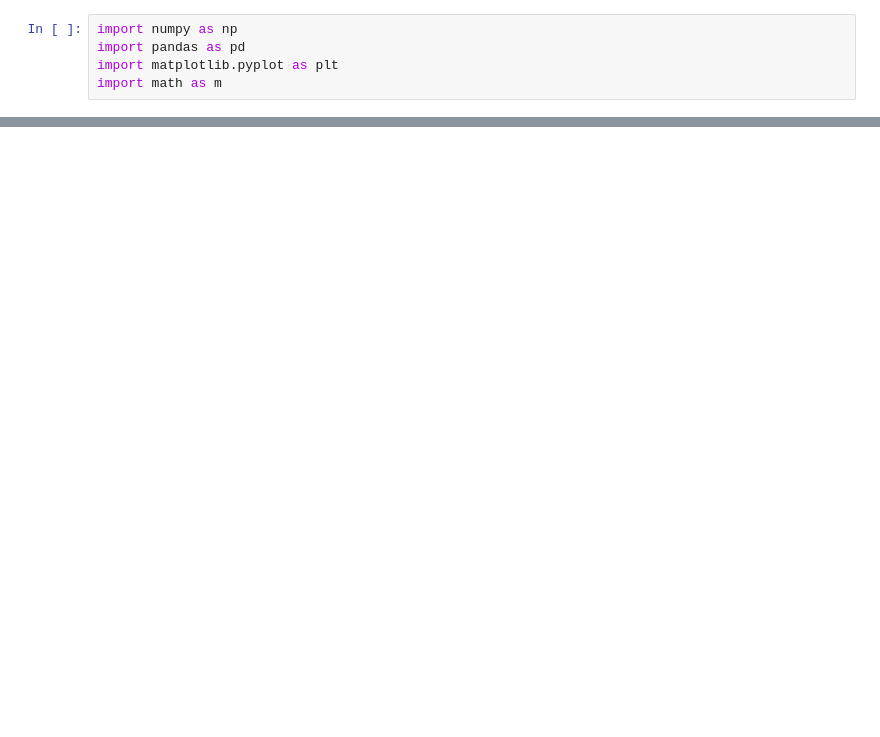
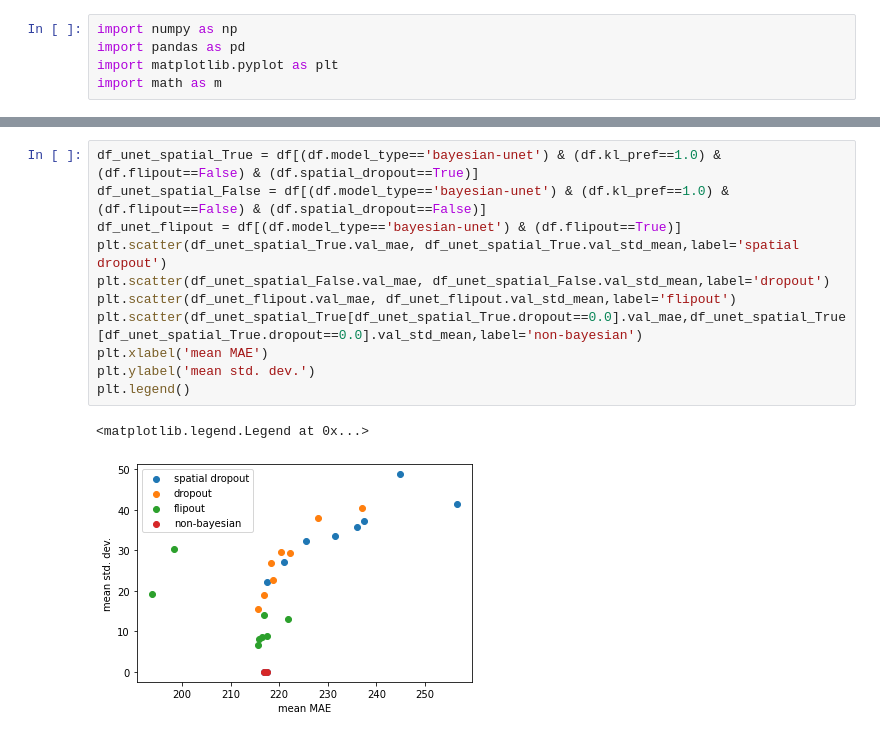
Before and after one commit to mueller-mp/airfoils_bnn, a Jupyter notebook: code/Auswertung.ipynb, the cells around one changed output, grey strips where cells are left out. Drawn from its saved outputs; the diff is of its cells as text; blank space fills up the shorter version.

```diff
--- a/code/Auswertung.ipynb
+++ b/code/Auswertung.ipynb
@@ -51,3 +55,17 @@ df_unet
+# %%
+df_unet_spatial_True = df[(df.model_type=='bayesian-unet') & (df.kl_pref==1.0) & (df.flipout==False) & (df.spatial_dropout==True)]
+df_unet_spatial_False = df[(df.model_type=='bayesian-unet') & (df.kl_pref==1.0) & (df.flipout==False) & (df.spatial_dropout==False)]
+df_unet_flipout = df[(df.model_type=='bayesian-unet') & (df.flipout==True)]
+plt.scatter(df_unet_spatial_True.val_mae, df_unet_spatial_True.val_std_mean,label='spatial dropout')
+plt.scatter(df_unet_spatial_False.val_mae, df_unet_spatial_False.val_std_mean,label='dropout')
+plt.scatter(df_unet_flipout.val_mae, df_unet_flipout.val_std_mean,label='flipout')
+plt.scatter(df_unet_spatial_True[df_unet_spatial_True.dropout==0.0].val_mae,df_unet_spatial_True[df_unet_spatial_True.dropout==0.0].val_std_mean,label='non-bayesian')
+plt.xlabel('mean MAE')
+plt.ylabel('mean std. dev.')
+plt.legend()
+# %% [output]
+<matplotlib.legend.Legend at 0x...>
+[figure, added]
 # %%
 # mars-moon has weird features
 import matplotlib.pyplot as plt
```
Also changed, not shown: parts of 19 cells of this notebook, 2 other files.
